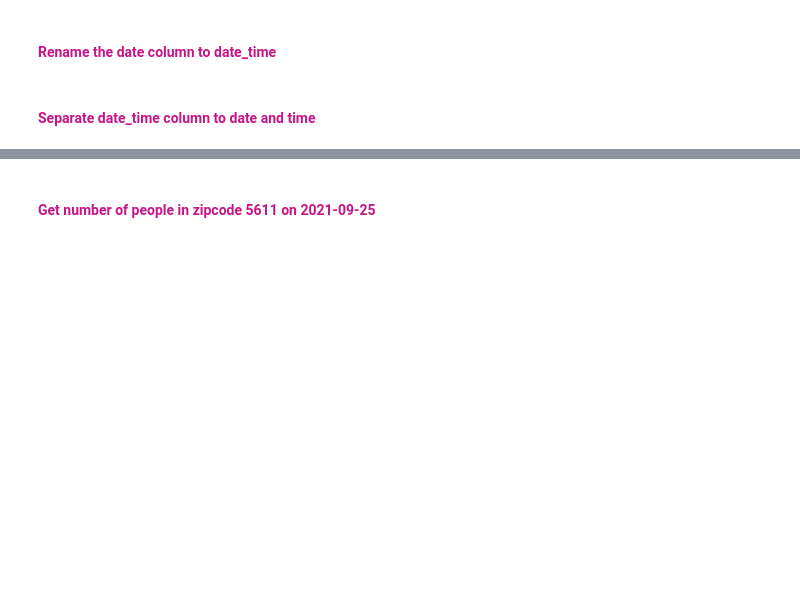
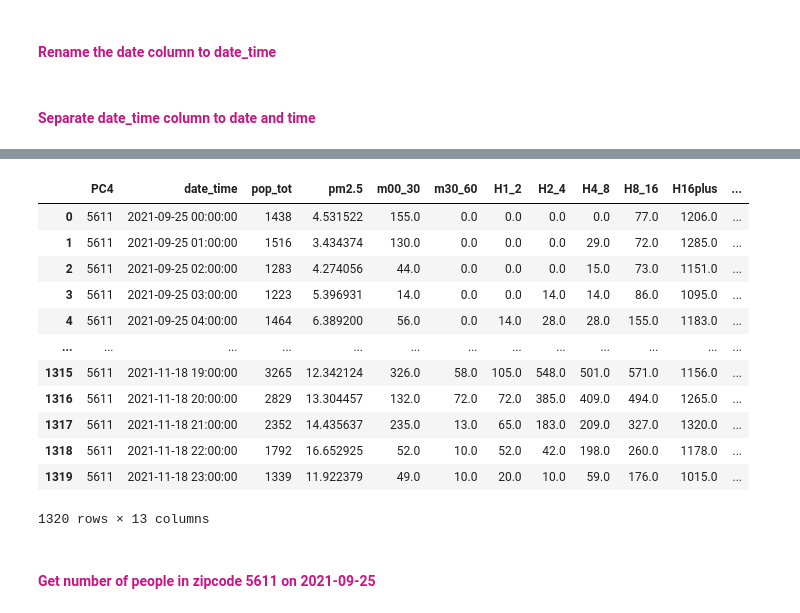
Before and after one commit to rawan-a-d/Air-Quality-Prediction, a Jupyter notebook: notebook.ipynb, the cells around one changed output, grey strips where cells are left out. Cells and saved outputs as stored; diff of their text form; code cells hidden in the pictures; blank space fills up the shorter version.

```diff
--- a/notebook.ipynb
+++ b/notebook.ipynb
@@ -246,3 +264,20 @@ df_zichtop_air_pollution.sample(5)
+# %%
+# df_zichtop[(df_zichtop["PC4"] == 5611) & (df_zichtop.date == "2021-01-04")]
+df_zichtop_air_pollution[(df_zichtop_air_pollution["PC4"] == 5611)]
+# %% [output]
+|  | PC4 | date_time | pop_tot | pm2.5 | m00_30 | m30_60 | H1_2 | H2_4 | H4_8 | H8_16 | H16plus | ... |
+| 0 | 5611 | 2021-09-25 00:00:00 | 1438 | 4.531522 | 155.0 | 0.0 | 0.0 | 0.0 | 0.0 | 77.0 | 1206.0 | ... |
+| 1 | 5611 | 2021-09-25 01:00:00 | 1516 | 3.434374 | 130.0 | 0.0 | 0.0 | 0.0 | 29.0 | 72.0 | 1285.0 | ... |
+| 2 | 5611 | 2021-09-25 02:00:00 | 1283 | 4.274056 | 44.0 | 0.0 | 0.0 | 0.0 | 15.0 | 73.0 | 1151.0 | ... |
+| 3 | 5611 | 2021-09-25 03:00:00 | 1223 | 5.396931 | 14.0 | 0.0 | 0.0 | 14.0 | 14.0 | 86.0 | 1095.0 | ... |
+| 4 | 5611 | 2021-09-25 04:00:00 | 1464 | 6.389200 | 56.0 | 0.0 | 14.0 | 28.0 | 28.0 | 155.0 | 1183.0 | ... |
+| ... | ... | ... | ... | ... | ... | ... | ... | ... | ... | ... | ... | ... |
+| 1315 | 5611 | 2021-11-18 19:00:00 | 3265 | 12.342124 | 326.0 | 58.0 | 105.0 | 548.0 | 501.0 | 571.0 | 1156.0 | ... |
+| 1316 | 5611 | 2021-11-18 20:00:00 | 2829 | 13.304457 | 132.0 | 72.0 | 72.0 | 385.0 | 409.0 | 494.0 | 1265.0 | ... |
+| 1317 | 5611 | 2021-11-18 21:00:00 | 2352 | 14.435637 | 235.0 | 13.0 | 65.0 | 183.0 | 209.0 | 327.0 | 1320.0 | ... |
+| 1318 | 5611 | 2021-11-18 22:00:00 | 1792 | 16.652925 | 52.0 | 10.0 | 52.0 | 42.0 | 198.0 | 260.0 | 1178.0 | ... |
+| 1319 | 5611 | 2021-11-18 23:00:00 | 1339 | 11.922379 | 49.0 | 10.0 | 20.0 | 10.0 | 59.0 | 176.0 | 1015.0 | ... |
+1320 rows × 13 columns
 # %% [markdown]
 <h4><font color=mediumvioletred>Get number of people in zipcode 5611 on 2021-09-25 </font></h4>
 # %%
```
Also changed, not shown: parts of 8 cells of this notebook.
